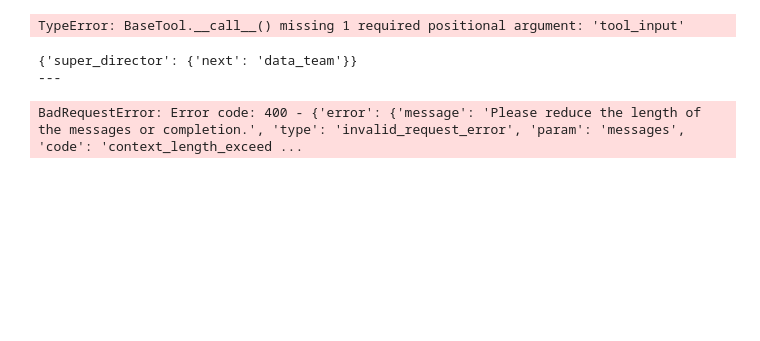
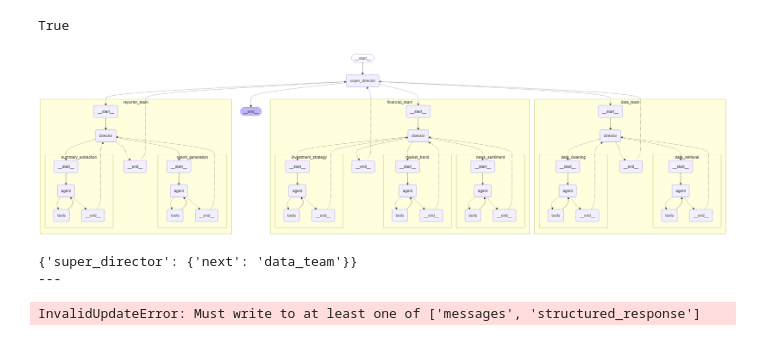
Before and after one commit to heohyunjun/FinBrainAgent, a Jupyter notebook: finbrain.ipynb, the cells around one changed output. Cells and saved outputs as stored; diff of their text form; code cells hidden in the pictures; blank space fills up the shorter version.

Commit message:
fix : update field 키값 변경경

```diff
--- a/finbrain.ipynb
+++ b/finbrain.ipynb
@@ -20,7 +20,7 @@ from langchain.prompts import PromptTemplate
 from langchain.prompts.chat import ChatPromptTemplate, MessagesPlaceholder
 from langchain.chains import LLMChain
 from langchain_core.output_parsers import StrOutputParser
-from langchain_core.messages import HumanMessage
+from langchain_core.messages import HumanMessage, AIMessage
 from langchain_core.language_models.chat_models import BaseChatModel
 from langchain.agents import AgentExecutor
 
@@ -30,12 +30,12 @@ from langgraph.graph.message import add_messages
 from langgraph.graph import StateGraph, MessagesState, START, END
 from langgraph.prebuilt import create_react_agent
 from langchain_community.tools.tavily_search import TavilySearchResults
-
+from langsmith import utils
 from agents.agent_library import agent_configs, AgentConfig
 
 # 환경 변수 로드
 load_dotenv()
-
+print(utils.tracing_is_enabled())
 
 # Environment variables
 groq_api_key = os.getenv("GROQ_API_KEY")
@@ -45,15 +45,15 @@ MODEL_NAME = "gemma2-9b-it"
 class DataState(TypedDict):
     messages: Annotated[list, add_messages]
     next: str
-    raw_data: Dict[str, Union[List[str], List[Dict]]]  # data_cleaning이 참조
-    cleaned_data: Dict[str, Union[List[Dict], List[str]]]  # 최종 결과
+    raw_data: Dict[str, Union[List[str], List[Dict]]]
+    cleaned_data: Dict[str, Union[List[Dict], List[str]]]
 
 class FinanceState(TypedDict):
     messages: Annotated[list, add_messages]
     next: str
-    sentiment_analysis: Dict[str, Any]  # investment_strategy가 참조 가능
-    market_trends: Dict[str, Any]  # investment_strategy가 참조 가능
-    strategy_recommendations: List[Dict]  # 최종 결과
+    sentiment_analysis: Dict[str, Any]
+    market_trends: Dict[str, Any]
+    strategy_recommendations: List[Dict]
 
 class ReportState(TypedDict):
     messages: Annotated[list, add_messages]
@@ -113,6 +113,7 @@ def make_supervisor_node(
 
 # Agent factory
 class AgentMaker(Generic[T]):
+
     def __init__(self, model_name: str, agent_configs: Dict[str, AgentConfig], agent_state_map: Dict[str, Type[T]]):
         self.llm = ChatGroq(model=model_name, temperature=0)
         self.agent_configs = agent_configs
@@ -124,8 +125,8 @@ class AgentMaker(Generic[T]):
 
     def create_agent_node(self, agent, name: str, state_type: Type[T], update_fields: Dict[str, str] = None) -> Callable[[T], Command]:
         def agent_node(state: T) -> Command[Literal["director"]]:
-
-            result = agent.invoke(state)
+            # result = agent.invoke(state['messages'])
+            result = agent.invoke({"messages": state["messages"][-1].content})
             update_dict = {
                             "messages": [HumanMessage(content=result["messages"][-1].content, name=name)]
                         }
@@ -187,19 +188,19 @@ data_retrieval_agent, data_retrieval_node = agent_maker.create_agent_and_node(
 # data_cleaning 노드
 data_cleaning_agent, data_cleaning_node = agent_maker.create_agent_and_node(
     "data_cleaning",
-    update_fields={"cleansed_data": "cleaned_data"}
+    update_fields={"output": "cleaned_data"}
 )
 news_sentiment_agent, news_sentiment_node = agent_maker.create_agent_and_node(
     "news_sentiment",
-    update_fields={"sentiment_analysis": "sentiment_analysis"}
+    update_fields={"output": "sentiment_analysis"}
 )
 market_trend_agent, market_trend_node = agent_maker.create_agent_and_node(
     "market_trend",
-    update_fields={"trend_analysis": "market_trends"}
+    update_fields={"output": "market_trends"}
 )
 investment_strategy_agent, investment_strategy_node = agent_maker.create_agent_and_node(
     "investment_strategy",
-    update_fields={"strategy": "strategy_recommendations"}
+    update_fields={"output": "strategy_recommendations"}
 )
 report_generation_agent, report_generation_node = agent_maker.create_agent_and_node(
     "report_generation",
@@ -207,7 +208,7 @@ report_generation_agent, report_generation_node = agent_maker.create_agent_and_n
 )
 summary_extraction_agent, summary_extraction_node = agent_maker.create_agent_and_node(
     "summary_extraction",
-    update_fields={"executive_summary": "executive_summary", "key_points": "key_points"}
+    update_fields={"output": "executive_summary", "output": "key_points"}
 )
 
 # data_team 워크플로우
@@ -270,46 +271,49 @@ def call_reporter_team(state: State) -> Command[Literal["super_director"]]:
     return Command(
         update={
             "messages": [
                 HumanMessage(
                     content=response["messages"][-1].content, name="reporter_team"
                 )
             ]
         },
         goto="super_director",
     )
 
 
 # Define the graph.
 
 super_builder = StateGraph(State)
 super_builder.add_node("super_director", super_director_node)
 super_builder.add_node("data_team", call_data_team)
 super_builder.add_node("financial_team", call_financial_team)
 super_builder.add_node("reporter_team", call_reporter_team)
 
 super_builder.add_edge(START, "super_director")
 super_graph = super_builder.compile()
 
 
 display(
     Image(
         super_graph.get_graph(xray=True).draw_mermaid_png()
     )
 )
 # %% [output]
-TypeError: BaseTool.__call__() missing 1 required positional argument: 'tool_input'
+True
+[figure, added]
 # %%
 for s in super_graph.stream(
     {
         "messages": [
-            HumanMessage(content="단기 경기 전망에 대해 조사해줘")
+            HumanMessage(content="Investigate the tariff policies Trump has announced so far.")
         ]
     },
-    {"recursion_limit": 100}
+    {"recursion_limit": 10}
+
 ):
     print(s)
+
     print("---")
 # %% [output]
 {'super_director': {'next': 'data_team'}}
 ---
-BadRequestError: Error code: 400 - {'error': {'message': 'Please reduce the length of the messages or completion.', 'type': 'invalid_request_error', 'param': 'messages', 'code': 'context_length_exceed ...
+InvalidUpdateError: Must write to at least one of ['messages', 'structured_response']
```
